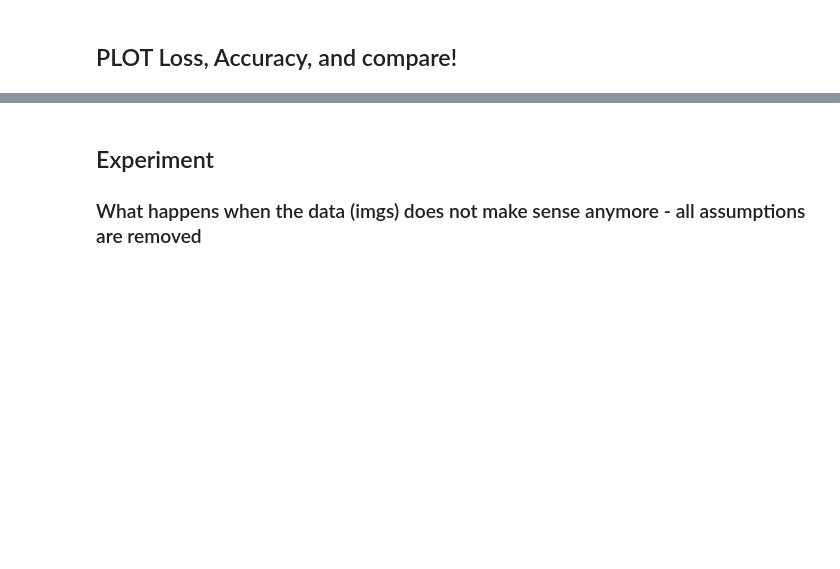
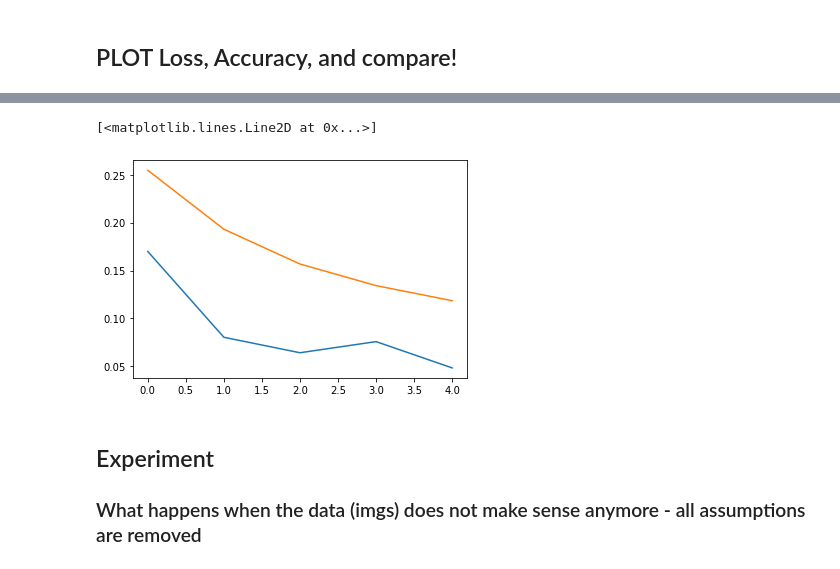
Before and after one commit to VivsNero/MAU-AML-labs, a Jupyter notebook: 1-computer-vision-lab/0-Getting-started-CNN.ipynb, the cells around one changed output, grey strips where cells are left out. Cells and saved outputs as stored; diff of their text form; code cells hidden in the pictures; blank space fills up the shorter version.

Commit message:
init

```diff
--- a/1-computer-vision-lab/0-Getting-started-CNN.ipynb
+++ b/1-computer-vision-lab/0-Getting-started-CNN.ipynb
@@ -260,0 +264,40 @@ Test set: Average loss: 0.1322, Accuracy: 9590/10000 (96%)
+# %%
+#Creating and training a MLP
+
+class MLP(nn.Module):
+    def __init__(self, input_size, n_feature, output_size):
+        super(MLP, self).__init__()
+        self.flatten = nn.Flatten() # Used to convert the 2D input into 1D (28x28 to 784)
+        self.linear_relu_stack = nn.Sequential(
+            nn.Linear(input_size, 512),
+            nn.ReLU(),
+            nn.Linear(512, output_size),
+            nn.ReLU()
+        )
+        #self.softmax = F.log_softmax(dim=1) # y = [2.5, 0.9, 0.2] -> softmax(y) -> [0.768, 0.155, 0.077] (if you want to test https://keisan.casio.com/exec/system/15168444286206)
+        #self.softmax_result = 0
+
+    def forward(self, x):
+        x = self.flatten(x) #[64, 28, 28] -> [64, 784] [batch size, width, height]
+        x = self.linear_relu_stack(x)
+        #self.softmax_result
+        x= F.log_softmax(x, dim=1)
+        return x
+
+
+#Training
+
+n_feature = 10
+accuracy_list=[]
+loss_list=[]
+model_MLP = MLP(input_size, n_features, output_size)
+print(model_MLP)
+model_MLP.to(device)
+optimizer = optim.SGD(model_MLP.parameters(), lr=0.01, momentum=0.5)
+print('Number of parameters: {}'.format(sum(p.numel() for p in model_MLP.parameters() if p.requires_grad)))
+
+for epoch in range(0, 5):
+    train(epoch, model_MLP)
+    test(model_MLP)
+Acc_MLP_list = accuracy_list
+Loss_MLP_list = loss_list
@@ -267,3 +339,10 @@ Compare and plot as well for it!
+# %%
+fig, ax = plt.subplots()
+ax.plot(Loss_CNN_list,color='tab:blue')
+ax.plot(Loss_MLP_list,color='tab:orange')
+# %% [output]
+[<matplotlib.lines.Line2D at 0x...>]
+[figure, added]
 # %% [markdown]
 ## Experiment ##
 
```
Also changed, not shown: parts of 12 cells of this notebook, 26 other files.
